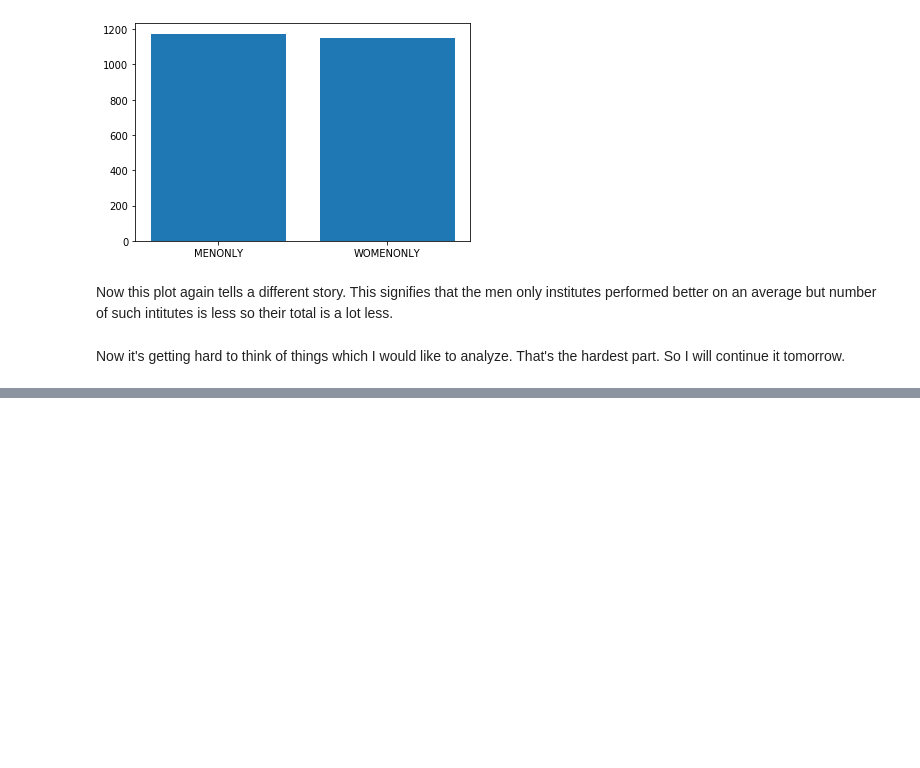
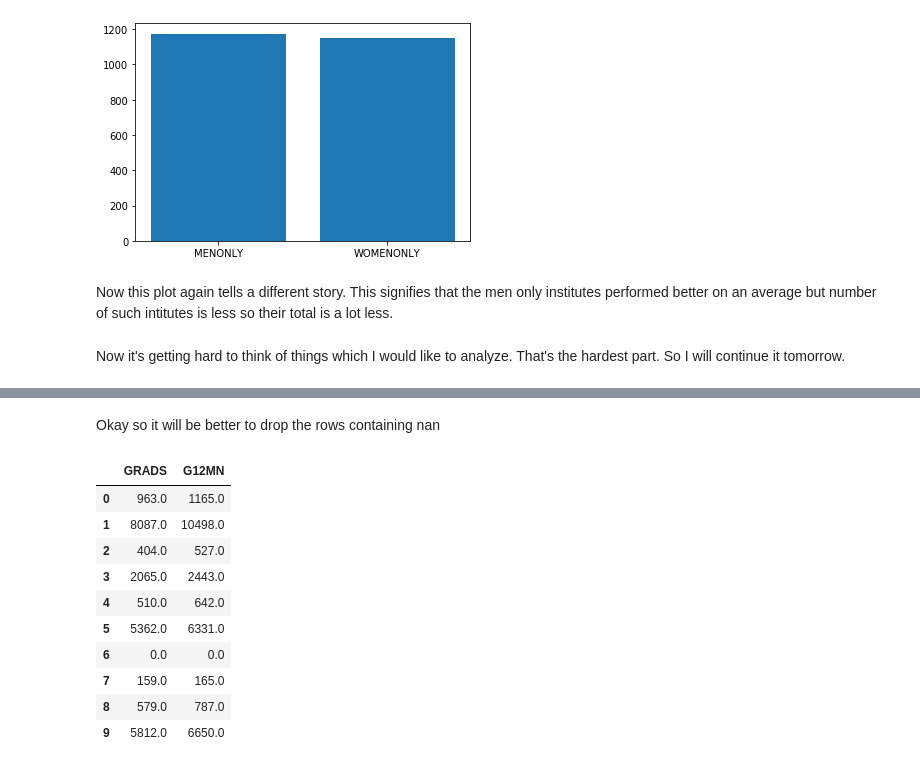
Before and after one commit to pratik-276/Infinite_Stories_with_Data, a Jupyter notebook: College ScoreCard Data/College Scorecard.ipynb, the cells around one changed output, grey strips where cells are left out. Drawn from its saved outputs; the diff is of its cells as text; code cells hidden in the pictures; blank space fills up the shorter version.

```diff
--- a/College ScoreCard Data/College Scorecard.ipynb
+++ b/College ScoreCard Data/College Scorecard.ipynb
@@ -164,0 +218,17 @@ Now it's getting hard to think of things which I would like to analyze. That's t
+# %% [markdown]
+Okay so it will be better to drop the rows containing nan
+# %%
+df.fillna(0.0, inplace=True)
+df[['GRADS','G12MN']].head(10)
+# %% [output]
+|  | GRADS | G12MN |
+| 0 | 963.0 | 1165.0 |
+| 1 | 8087.0 | 10498.0 |
+| 2 | 404.0 | 527.0 |
+| 3 | 2065.0 | 2443.0 |
+| 4 | 510.0 | 642.0 |
+| 5 | 5362.0 | 6331.0 |
+| 6 | 0.0 | 0.0 |
+| 7 | 159.0 | 165.0 |
+| 8 | 579.0 | 787.0 |
+| 9 | 5812.0 | 6650.0 |
```
Also changed, not shown: parts of 21 cells of this notebook.
